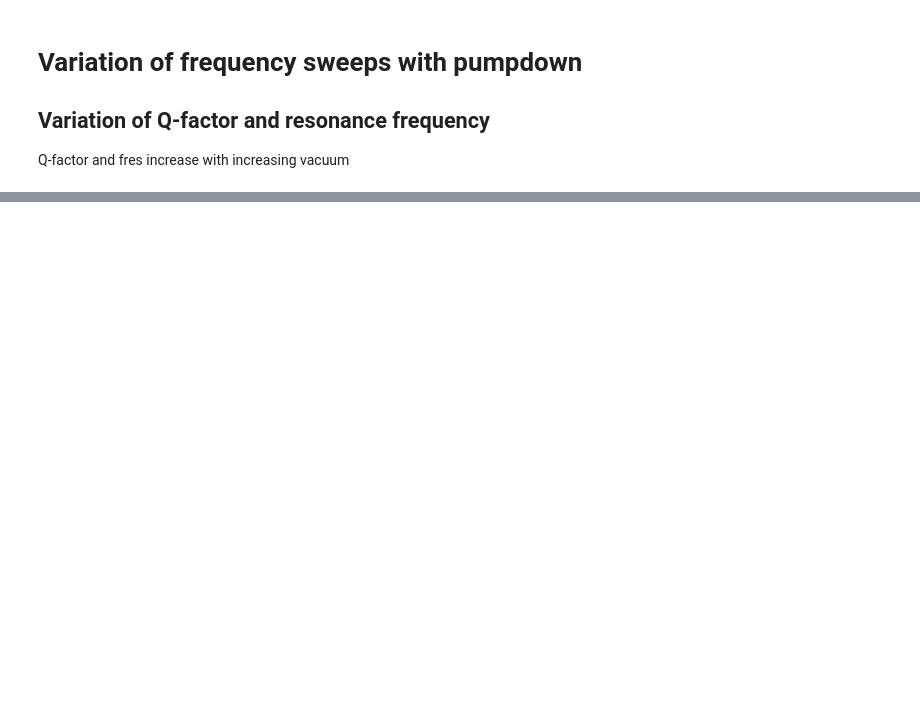
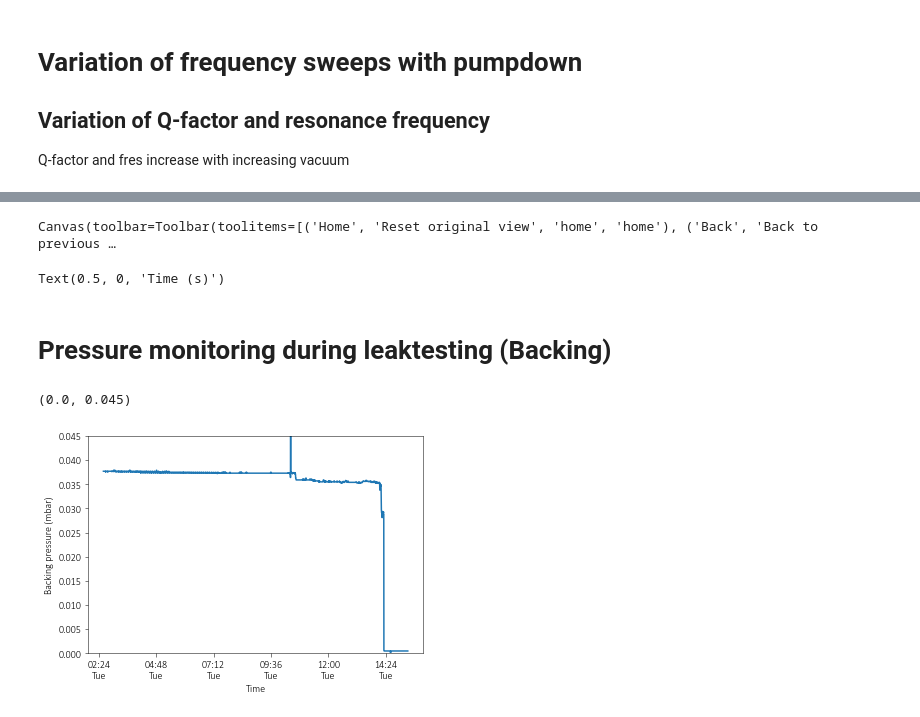
Before and after one commit to dineshpinto/qudi-hira-analysis, a Jupyter notebook: develop/20201009_FirstPumpdown.ipynb, the cells around one changed output, grey strips where cells are left out. Cells and saved outputs as stored; diff of their text form; code cells hidden in the pictures; blank space fills up the shorter version.

```diff
--- a/develop/20201009_FirstPumpdown.ipynb
+++ b/develop/20201009_FirstPumpdown.ipynb
@@ -58,0 +78,34 @@ sio.savefig("Varation_of_q_and_fres_fitlen_with_vacuum")
+# %%
+df = pd.read_excel(AFM_FOLDER+"TemperatureMonitorLongTerm.xls", skiprows=3)
+df["Time"] /= 1000
+df = df[:600]
+
+fig, (ax1, ax2) = plt.subplots(nrows=2, sharex=True)
+ax1.plot(df["Time"], df["Tip Holder.1"], "o-")
+ax1.set_ylabel("Tip Holder (K)")
+
+ax2.plot(df["Time"], df["Baseplate"], "o-")
+ax2.set_ylabel("Baseplate (K)")
+ax2.set_xlabel("Time (s)")
+
+#sio.savefig(AFM_FOLDER, "TemperatureMonitorLongTerm.jpg")
+# %% [output]
+Canvas(toolbar=Toolbar(toolitems=[('Home', 'Reset original view', 'home', 'home'), ('Back', 'Back to previous …
+Text(0.5, 0, 'Time (s)')
+# %% [markdown]
+# Pressure monitoring during leaktesting (Backing)
+# %%
+df = sio.read_tpg_data("PressureMonitoringLeaktesting", AFM_FOLDER)
+
+fig, ax = plt.subplots()
+
+myFmt = DateFormatter("%H:%M\n%a")
+ax.xaxis.set_major_formatter(myFmt)
+
+ax.plot(df["MPL_datetimes"], df["Backing"], "-")
+ax.set_xlabel("Time")
+ax.set_ylabel(r"Backing pressure (mbar)")
+ax.set_ylim((0, 0.045))
+# %% [output]
+(0.0, 0.045)
+[figure, added]
```
Also changed, not shown: parts of 11 cells of this notebook, 3 other files.
